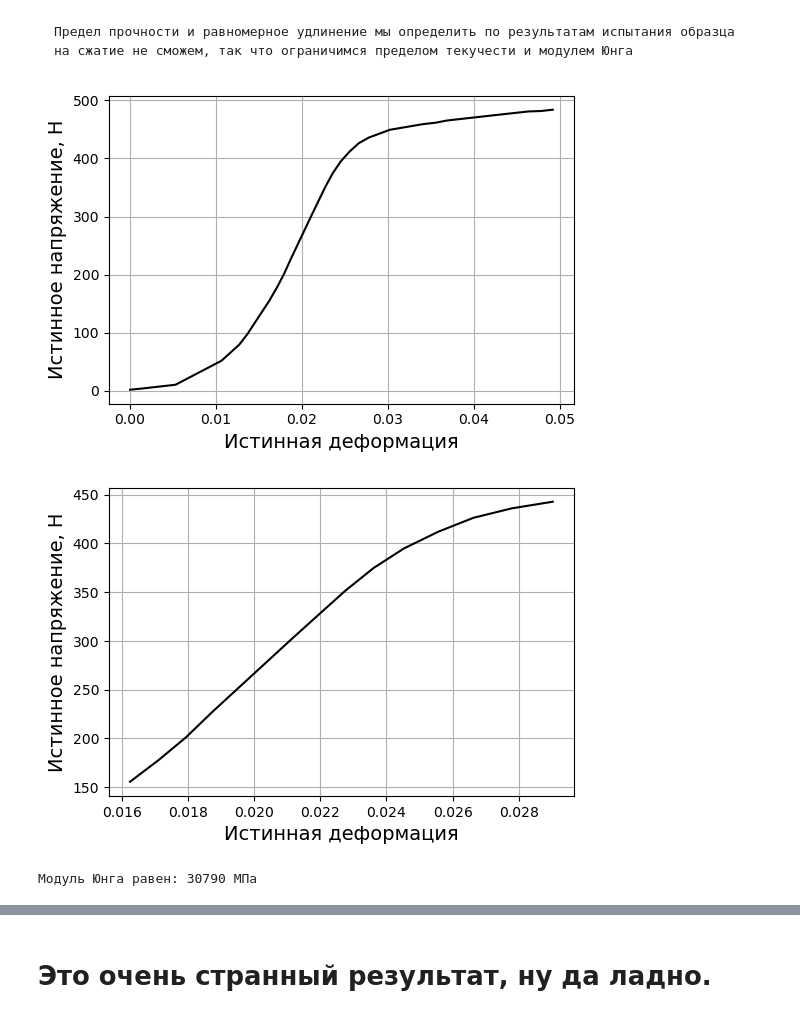
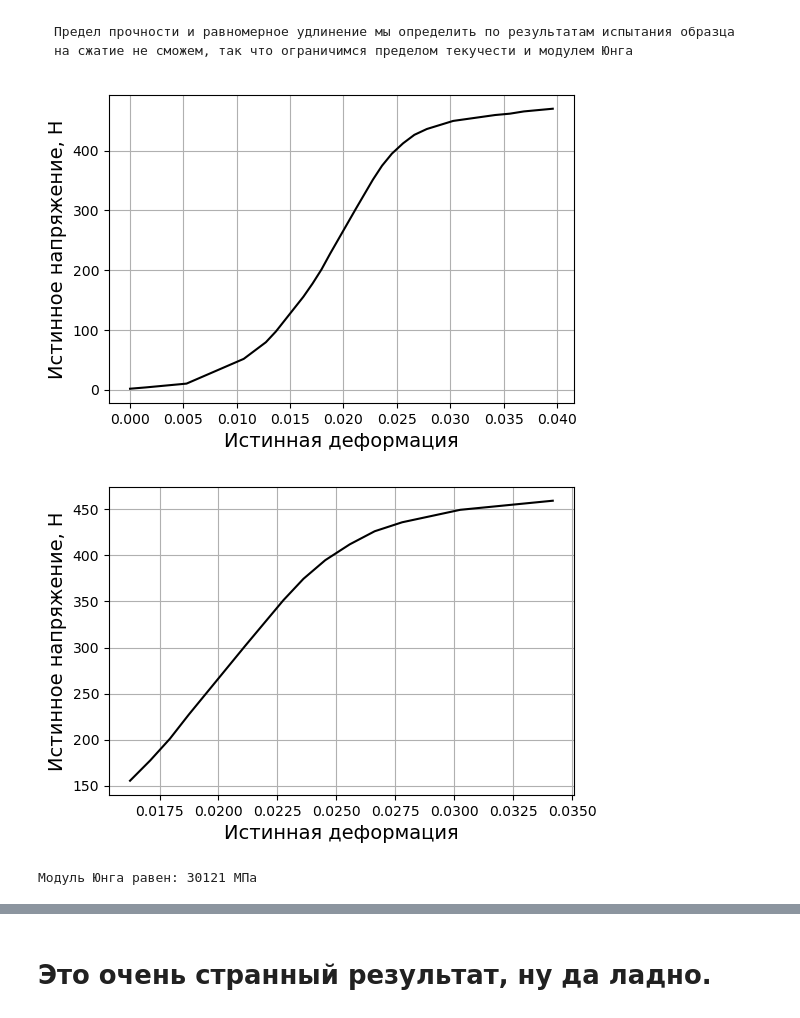
Before and after one commit to AlexanderASidorov/tension_test_calculations, a Jupyter notebook: dz/dz001/Fairuzova/Compression_test.ipynb, the cells around one changed output, grey strips where cells are left out. Drawn from its saved outputs; the diff is of its cells as text; code cells hidden in the pictures.

```diff
--- a/dz/dz001/Fairuzova/Compression_test.ipynb
+++ b/dz/dz001/Fairuzova/Compression_test.ipynb
@@ -63,23 +68,23 @@ stress_strain.plot_graph(stress_strain.strain_true, stress_strain.stress_true, '
 # Создадим объект для расчета мех. характиристик (модуля Юнга и предела текучести)
 mech_properties = Mech_properties (stress_strain.strain_true, stress_strain.stress_true, stress_type = 'true')
 # Посмотрим внимательнее на "около" упругую часть графика
-filtr01 = mech_properties.strain <= 0.05
+filtr01 = mech_properties.strain <= 0.04
 stress_strain.plot_graph(stress_strain.strain_true[filtr01], stress_strain.stress_true[filtr01], 'Истинная деформация', 'Истинное напряжение, Н')
 # %% [output]
-[figure, old version]
+[figure, new version]
 # %%
 # откинем часть графика, которая явно вносит погрешность из-за выборки зазора в испытательной машине
-filtr02 = (mech_properties.strain <= 0.03)&(mech_properties.strain >= 0.015)
+filtr02 = (mech_properties.strain <= 0.035)&(mech_properties.strain >= 0.014)
 # посмотрим что получилось:
 stress_strain.plot_graph(stress_strain.strain_true[filtr02], stress_strain.stress_true[filtr02], 'Истинная деформация', 'Истинное напряжение, Н')
 # %% [output]
-[figure, old version]
+[figure, new version]
 # %%
 # Посчитаем модуль Юнга
-strain_limit_left = 0.017
-_ = mech_properties.get_E(strain_limit_left = strain_limit_left, strain_limit_right = 0.023)
+strain_limit_left = 0.014
+_ = mech_properties.get_E(strain_limit_left = strain_limit_left, strain_limit_right = 0.0235)
 print (f'Модуль Юнга равен: {mech_properties.E:.0f} МПа')
 # %% [output]
-Модуль Юнга равен: 30790 МПа
+Модуль Юнга равен: 30121 МПа
 # %%
 # визуализируем результат расчета модуля Юнга
```
Also changed, not shown: parts of 3 cells of this notebook, 8 other files.
